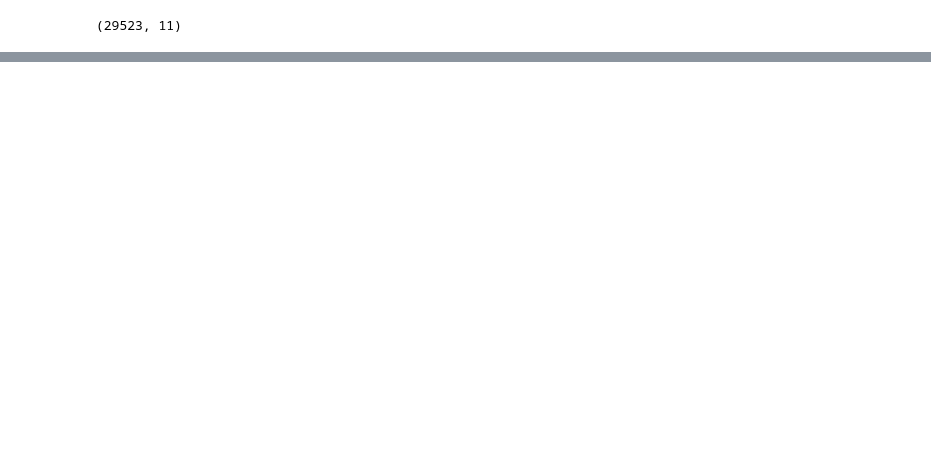
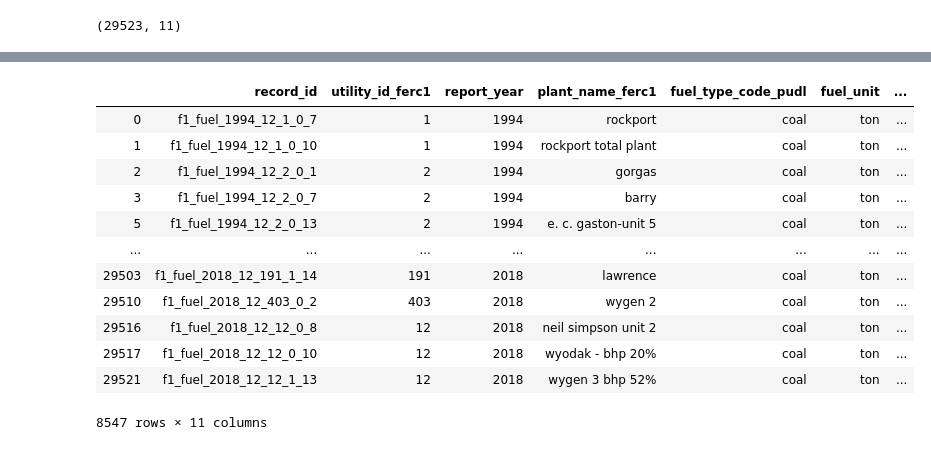
Before and after one commit to Tbori1/Hamoye-stage-A-quiz-, a Jupyter notebook: Hamoye Stage A Quiz.ipynb, the cells around one changed output, grey strips where cells are left out. Saved outputs shown, nothing was run; the diff lists cells and outputs as text; code cells hidden in the pictures; blank space fills up the shorter version.

```diff
--- a/Hamoye Stage A Quiz.ipynb
+++ b/Hamoye Stage A Quiz.ipynb
@@ -63,0 +183,17 @@ fuel_data.shape
+# %%
+coal_data = fuel_data[fuel_data['fuel_type_code_pudl']=='coal']
+coal_data
+# %% [output]
+|  | record_id | utility_id_ferc1 | report_year | plant_name_ferc1 | fuel_type_code_pudl | fuel_unit | ... |
+| 0 | f1_fuel_1994_12_1_0_7 | 1 | 1994 | rockport | coal | ton | ... |
+| 1 | f1_fuel_1994_12_1_0_10 | 1 | 1994 | rockport total plant | coal | ton | ... |
+| 2 | f1_fuel_1994_12_2_0_1 | 2 | 1994 | gorgas | coal | ton | ... |
+| 3 | f1_fuel_1994_12_2_0_7 | 2 | 1994 | barry | coal | ton | ... |
+| 5 | f1_fuel_1994_12_2_0_13 | 2 | 1994 | e. c. gaston-unit 5 | coal | ton | ... |
+| ... | ... | ... | ... | ... | ... | ... | ... |
+| 29503 | f1_fuel_2018_12_191_1_14 | 191 | 2018 | lawrence | coal | ton | ... |
+| 29510 | f1_fuel_2018_12_403_0_2 | 403 | 2018 | wygen 2 | coal | ton | ... |
+| 29516 | f1_fuel_2018_12_12_0_8 | 12 | 2018 | neil simpson unit 2 | coal | ton | ... |
+| 29517 | f1_fuel_2018_12_12_0_10 | 12 | 2018 | wyodak - bhp 20% | coal | ton | ... |
+| 29521 | f1_fuel_2018_12_12_1_13 | 12 | 2018 | wygen 3 bhp 52% | coal | ton | ... |
+8547 rows × 11 columns
```
Also changed, not shown: parts of 26 cells of this notebook.
